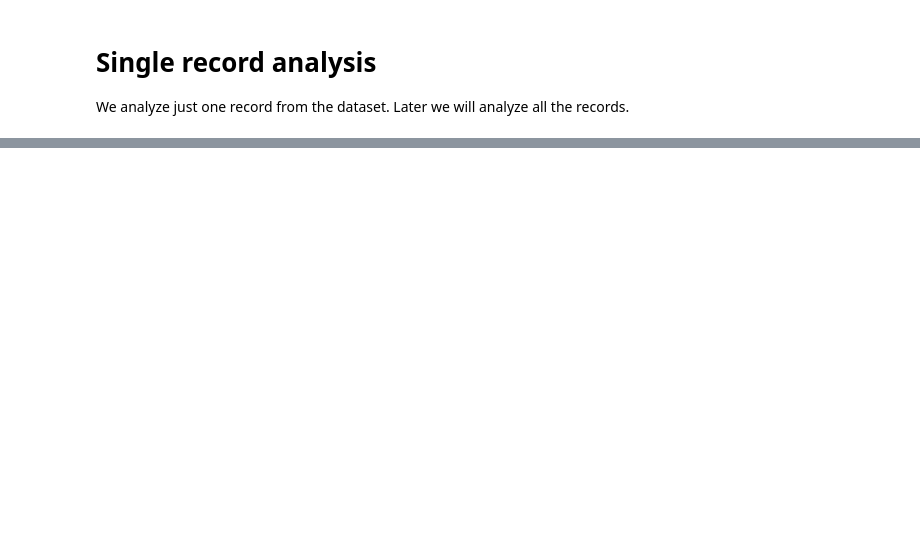
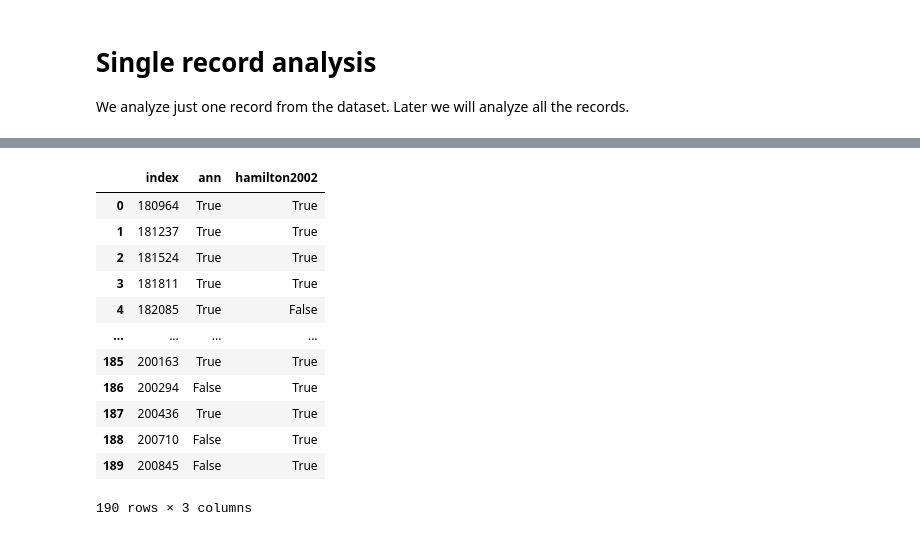
Before and after one commit to Vinicius667/ectopic_beats_detection, a Jupyter notebook: 02_neurokit.ipynb, the cells around one changed output, grey strips where cells are left out. Saved outputs shown, nothing was run; the diff lists cells and outputs as text; code cells hidden in the pictures; blank space fills up the shorter version.

```diff
--- a/02_neurokit.ipynb
+++ b/02_neurokit.ipynb
@@ -220,0 +225,16 @@ for idx, row in df_record_lead_ann.iterrows():
+# %%
+df_comp_methods
+# %% [output]
+|  | index | ann | hamilton2002 |
+| 0 | 180964 | True | True |
+| 1 | 181237 | True | True |
+| 2 | 181524 | True | True |
+| 3 | 181811 | True | True |
+| 4 | 182085 | True | False |
+| ... | ... | ... | ... |
+| 185 | 200163 | True | True |
+| 186 | 200294 | False | True |
+| 187 | 200436 | True | True |
+| 188 | 200710 | False | True |
+| 189 | 200845 | False | True |
+190 rows × 3 columns
```
Also changed, not shown: parts of 29 cells of this notebook, 4 other files.
